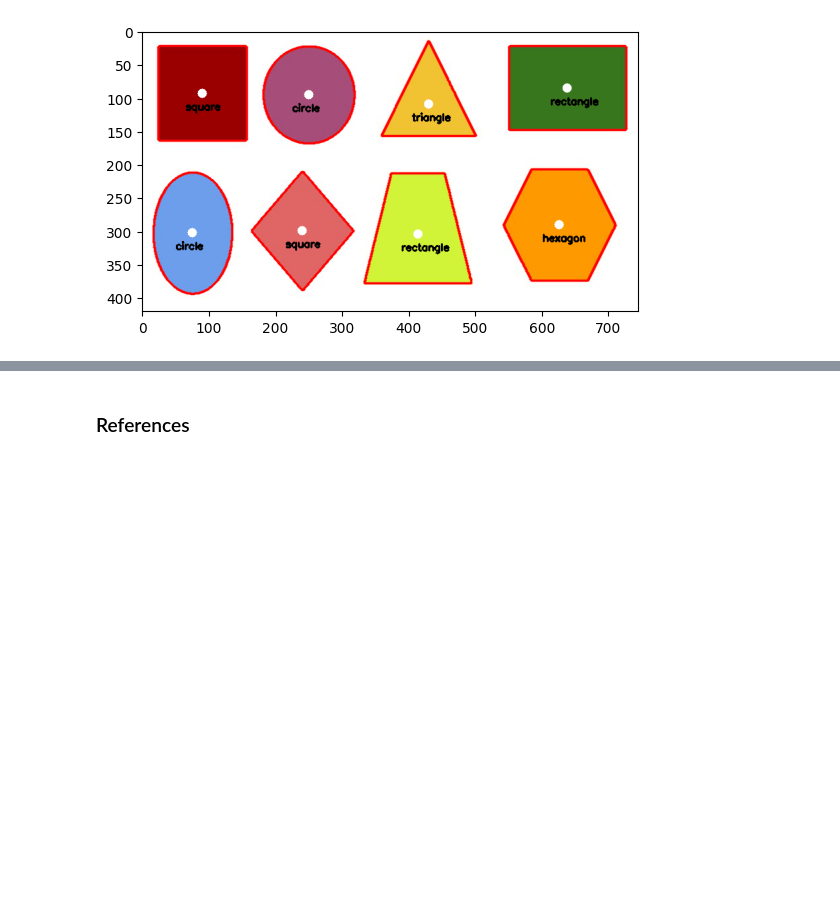
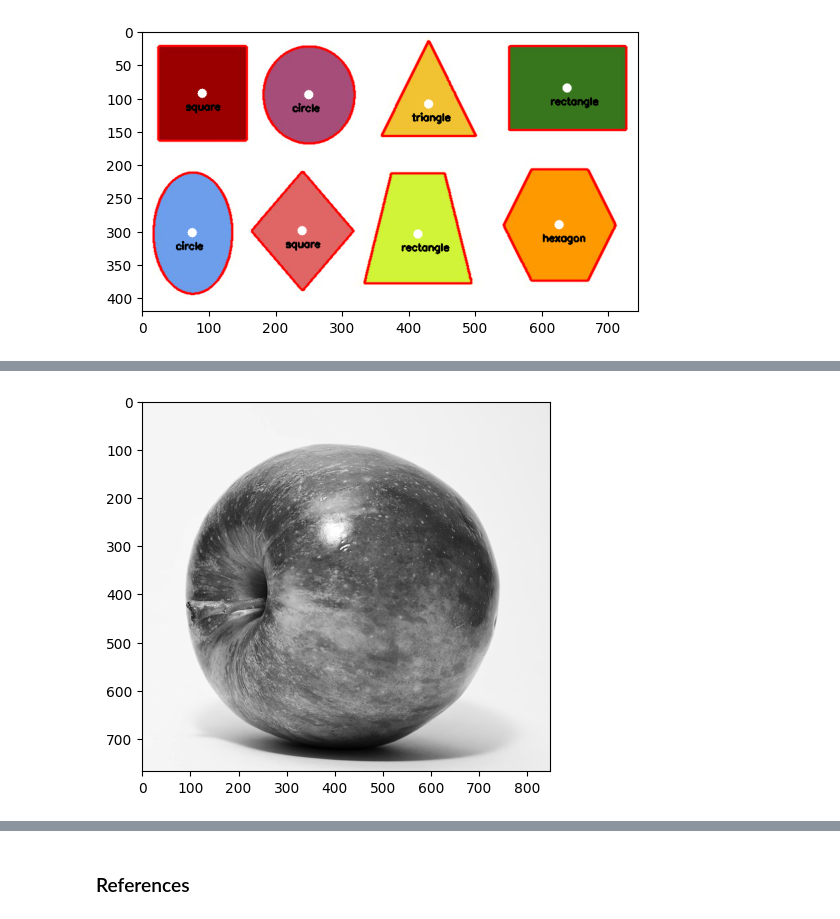
Before and after one commit to naufalihsan/opencv, a Jupyter notebook: 04_image_analysis_and_histogram.ipynb, the cells around one changed output, grey strips where cells are left out. Saved outputs shown, nothing was run; the diff lists cells and outputs as text; code cells hidden in the pictures; blank space fills up the shorter version.

```diff
--- a/04_image_analysis_and_histogram.ipynb
+++ b/04_image_analysis_and_histogram.ipynb
@@ -315,0 +332,9 @@ plt.show()
+# %%
+img = cv2.imread("./images/apple.jpg", cv2.IMREAD_UNCHANGED)
+# %%
+img_gray = cv2.cvtColor(img, cv2.COLOR_BGR2GRAY)
+# %%
+plt.imshow(img_gray, cmap="gray")
+plt.show()
+# %% [output]
+[figure, added]
```
Also changed, not shown: parts of 47 cells of this notebook, 1 other file.
